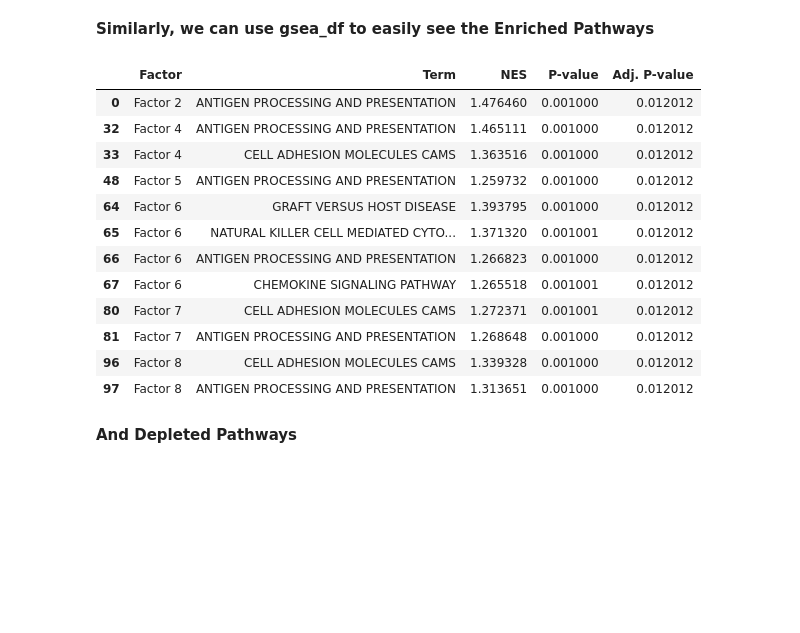
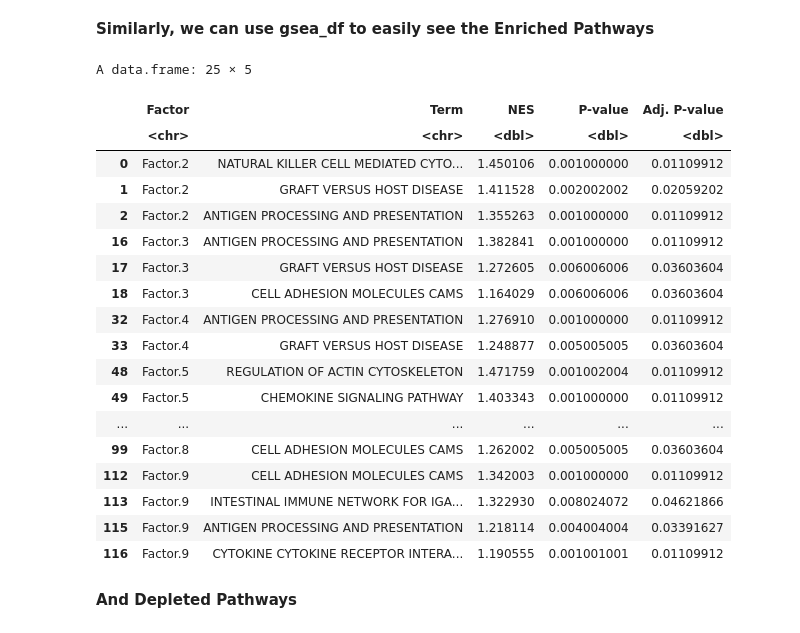
Before and after one commit to saezlab/ccc_protocols, a Jupyter notebook: notebooks/ccc_R/06-Functional-Footprinting.ipynb, the cells around one changed output. Drawn from its saved outputs; the diff is of its cells as text; code cells hidden in the pictures; blank space fills up the shorter version.

```diff
--- a/notebooks/ccc_R/06-Functional-Footprinting.ipynb
+++ b/notebooks/ccc_R/06-Functional-Footprinting.ipynb
@@ -69,3 +76,10 @@ lr_set = c2c.external.generate_lr_geneset(lr_list,
+# %%
+lr_set <- c2c$external$generate_lr_geneset(lr_list = lr_list,
+                                complex_sep='_', # Separation symbol of the genes in the protein complex
+                                  lr_sep='^', # Separation symbol between a ligand and a receptor complex
+                                  organism=organism,
+                                  pathwaydb=pathwaydb,
+                                  readable_name=TRUE)
 # %% [markdown]
 ### Extract LR loadings for each factor
 # %%
@@ -134,21 +145,28 @@ with sns.axes_style("darkgrid"):
 # %% [markdown]
 **Similarly, we can use gsea_df to easily see the Enriched Pathways**
-# %%
-gsea_df.loc[(gsea_df['Adj. P-value'] < 0.05) & (gsea_df['NES'] > 0.)]
-# %% [output]
-|  | Factor | Term | NES | P-value | Adj. P-value |
-| 0 | Factor 2 | ANTIGEN PROCESSING AND PRESENTATION | 1.476460 | 0.001000 | 0.012012 |
-| 32 | Factor 4 | ANTIGEN PROCESSING AND PRESENTATION | 1.465111 | 0.001000 | 0.012012 |
-| 33 | Factor 4 | CELL ADHESION MOLECULES CAMS | 1.363516 | 0.001000 | 0.012012 |
-| 48 | Factor 5 | ANTIGEN PROCESSING AND PRESENTATION | 1.259732 | 0.001000 | 0.012012 |
-| 64 | Factor 6 | GRAFT VERSUS HOST DISEASE | 1.393795 | 0.001000 | 0.012012 |
-| 65 | Factor 6 | NATURAL KILLER CELL MEDIATED CYTO... | 1.371320 | 0.001001 | 0.012012 |
-| 66 | Factor 6 | ANTIGEN PROCESSING AND PRESENTATION | 1.266823 | 0.001000 | 0.012012 |
-| 67 | Factor 6 | CHEMOKINE SIGNALING PATHWAY | 1.265518 | 0.001001 | 0.012012 |
-| 80 | Factor 7 | CELL ADHESION MOLECULES CAMS | 1.272371 | 0.001001 | 0.012012 |
-| 81 | Factor 7 | ANTIGEN PROCESSING AND PRESENTATION | 1.268648 | 0.001000 | 0.012012 |
-| 96 | Factor 8 | CELL ADHESION MOLECULES CAMS | 1.339328 | 0.001000 | 0.012012 |
-| 97 | Factor 8 | ANTIGEN PROCESSING AND PRESENTATION | 1.313651 | 0.001000 | 0.012012 |
+# %%
+gsea_df<-gsea_res$gsea_df
+gsea_df[gsea_df[['Adj. P-value']] < 0.05 & gsea_df[['NES']] > 0, ]
+# %% [output]
+A data.frame: 25 × 5
+|  | Factor | Term | NES | P-value | Adj. P-value |
+|  | <chr> | <chr> | <dbl> | <dbl> | <dbl> |
+| 0 | Factor.2 | NATURAL KILLER CELL MEDIATED CYTO... | 1.450106 | 0.001000000 | 0.01109912 |
+| 1 | Factor.2 | GRAFT VERSUS HOST DISEASE | 1.411528 | 0.002002002 | 0.02059202 |
+| 2 | Factor.2 | ANTIGEN PROCESSING AND PRESENTATION | 1.355263 | 0.001000000 | 0.01109912 |
+| 16 | Factor.3 | ANTIGEN PROCESSING AND PRESENTATION | 1.382841 | 0.001000000 | 0.01109912 |
+| 17 | Factor.3 | GRAFT VERSUS HOST DISEASE | 1.272605 | 0.006006006 | 0.03603604 |
+| 18 | Factor.3 | CELL ADHESION MOLECULES CAMS | 1.164029 | 0.006006006 | 0.03603604 |
+| 32 | Factor.4 | ANTIGEN PROCESSING AND PRESENTATION | 1.276910 | 0.001000000 | 0.01109912 |
+| 33 | Factor.4 | GRAFT VERSUS HOST DISEASE | 1.248877 | 0.005005005 | 0.03603604 |
+| 48 | Factor.5 | REGULATION OF ACTIN CYTOSKELETON | 1.471759 | 0.001002004 | 0.01109912 |
+| 49 | Factor.5 | CHEMOKINE SIGNALING PATHWAY | 1.403343 | 0.001000000 | 0.01109912 |
+| ... | ... | ... | ... | ... | ... |
+| 99 | Factor.8 | CELL ADHESION MOLECULES CAMS | 1.262002 | 0.005005005 | 0.03603604 |
+| 112 | Factor.9 | CELL ADHESION MOLECULES CAMS | 1.342003 | 0.001000000 | 0.01109912 |
+| 113 | Factor.9 | INTESTINAL IMMUNE NETWORK FOR IGA... | 1.322930 | 0.008024072 | 0.04621866 |
+| 115 | Factor.9 | ANTIGEN PROCESSING AND PRESENTATION | 1.218114 | 0.004004004 | 0.03391627 |
+| 116 | Factor.9 | CYTOKINE CYTOKINE RECEPTOR INTERA... | 1.190555 | 0.001001001 | 0.01109912 |
 # %% [markdown]
 **And Depleted Pathways**
 # %%
```
Also changed, not shown: parts of 20 cells of this notebook, 3 other files.
